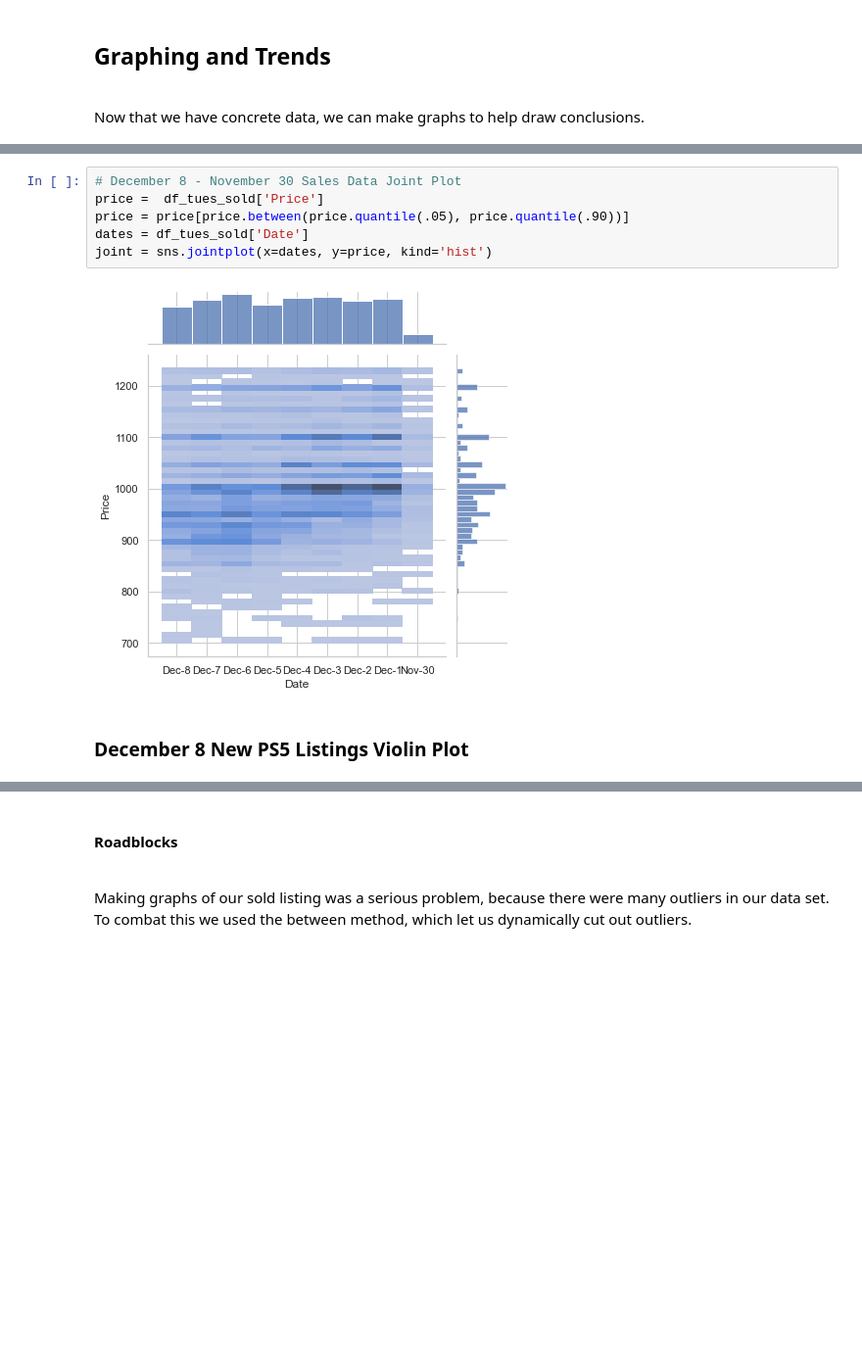
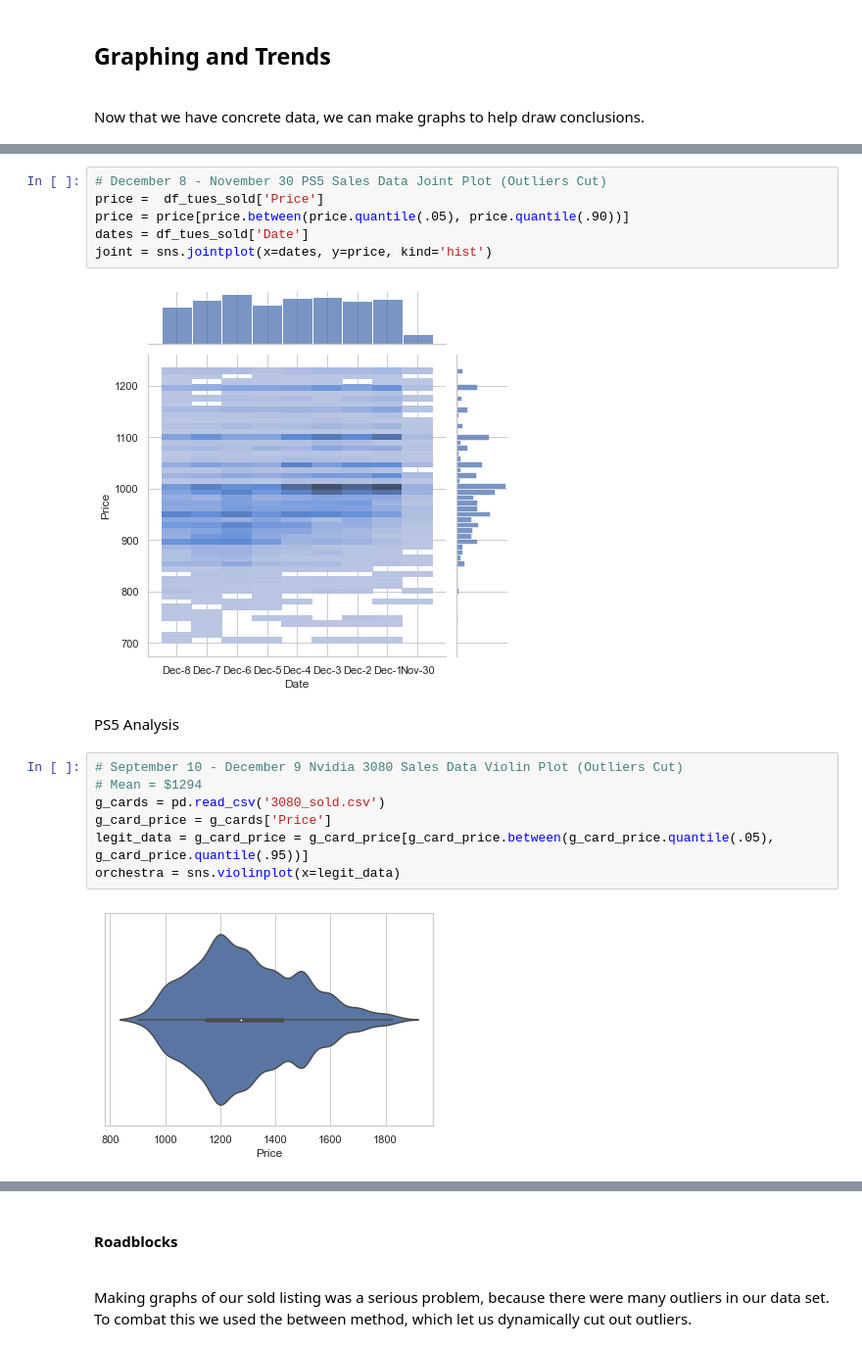
Before and after one commit to GravelBirthstone/Scalper-Project, a Jupyter notebook: final-notebook.ipynb, the cells around one changed output, grey strips where cells are left out. Shown at 98% size. Saved outputs shown, nothing was run; the diff lists cells and outputs as text; blank space fills up the shorter version.

```diff
--- a/final-notebook.ipynb
+++ b/final-notebook.ipynb
@@ -56,11 +59,20 @@ SyntaxError: invalid syntax (<ipython-input-6-fab0d8e5d084>, line 2)
 # %%
-# December 8 - November 30 Sales Data Joint Plot
+# December 8 - November 30 PS5 Sales Data Joint Plot (Outliers Cut)
 price =  df_tues_sold['Price']
 price = price[price.between(price.quantile(.05), price.quantile(.90))]
 dates = df_tues_sold['Date']
 joint = sns.jointplot(x=dates, y=price, kind='hist')
 # %% [output]
 [figure]
-# %% [markdown]
-### December 8 New PS5 Listings Violin Plot
+# %% [markdown]
+PS5 Analysis
+# %%
+# September 10 - December 9 Nvidia 3080 Sales Data Violin Plot (Outliers Cut)
+# Mean = $1294
+g_cards = pd.read_csv('3080_sold.csv')
+g_card_price = g_cards['Price']
+legit_data = g_card_price = g_card_price[g_card_price.between(g_card_price.quantile(.05), g_card_price.quantile(.95))]
+orchestra = sns.violinplot(x=legit_data)
+# %% [output]
+[figure, added]
 # %%
```
Also changed, not shown: parts of 11 cells of this notebook, 1 other file.
